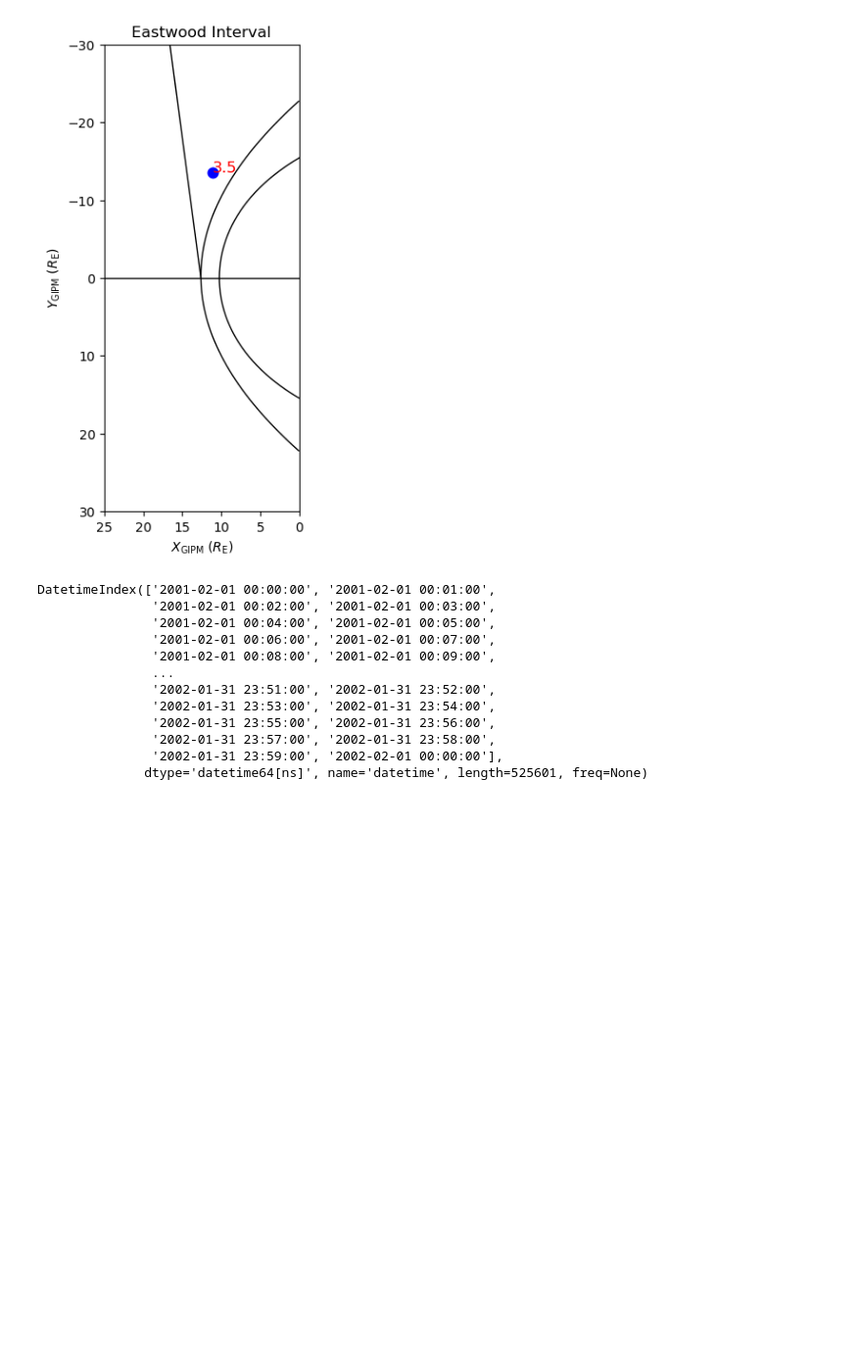
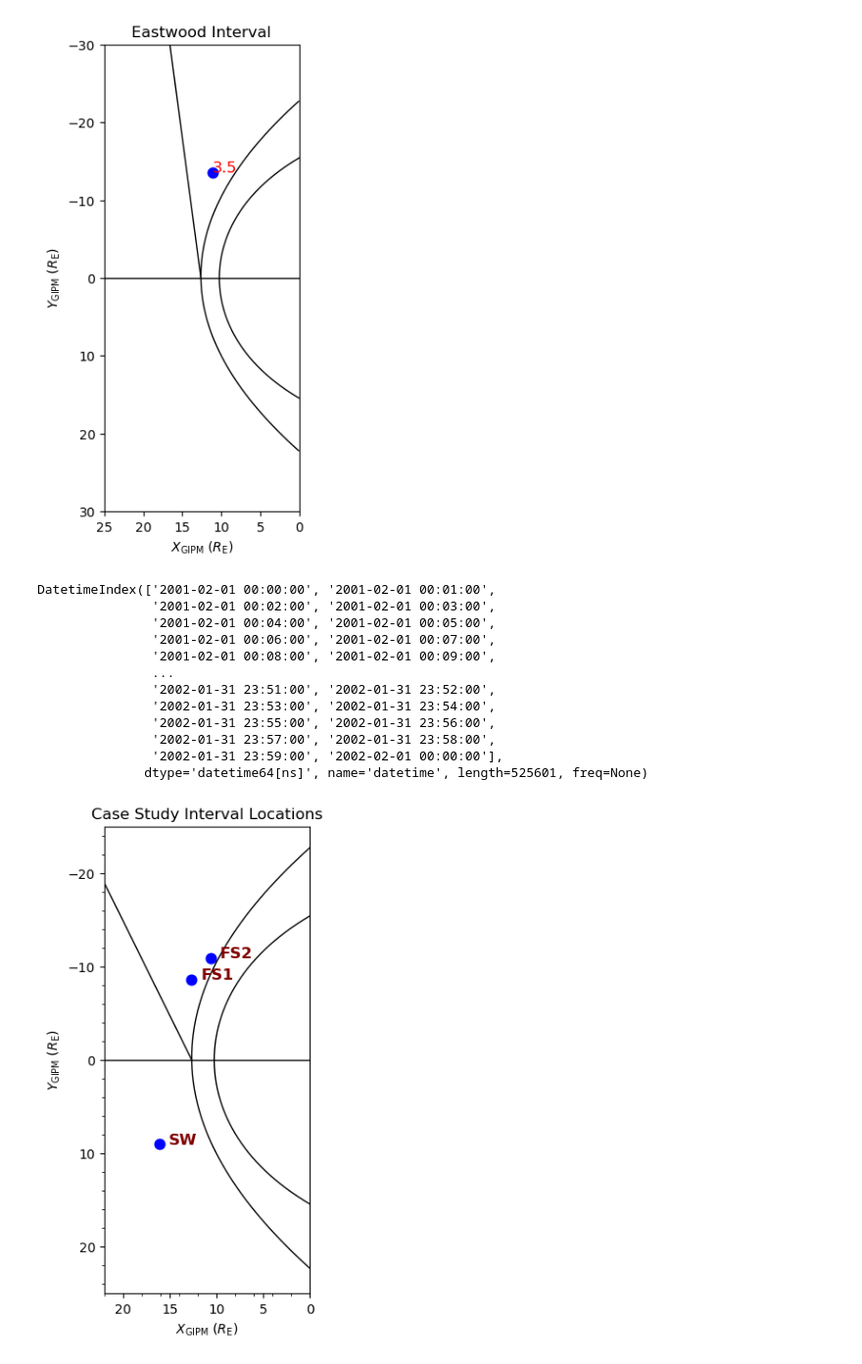
Before and after one commit to solarwindstream/gipm-mapping, a Jupyter notebook: Binning_Script.ipynb, the cells around one changed output. Shown at 98% size. Drawn from its saved outputs; the diff is of its cells as text; code cells hidden in the pictures; blank space fills up the shorter version.

```diff
--- a/Binning_Script.ipynb
+++ b/Binning_Script.ipynb
@@ -494,33 +505,38 @@ def binned_plot_new():
     axsLeft.plot(X_shue, R_shue, linewidth=1, color='k')
 
     point_1_x = 12.71
+    point_1_x_lab = point_1_x - 1
     point_1_y = -8.62
 
     point_2_x = 10.65
+    point_2_x_lab = point_2_x - 1
     point_2_y = -10.94
 
     point_3_x = 16.14
+    point_3_x_lab = point_3_x - 1
     point_3_y = 9.02
 
-    point_4_x = 15.504959
-    point_4_y = 3.18147
+    #point_4_x = 15.504959
+    #point_4_y = 3.18147
 
     axsLeft.scatter(point_1_x, point_1_y, marker="o", c="blue", s=60)
     axsLeft.scatter(point_2_x, point_2_y, marker="o", c="blue", s=60)
     axsLeft.scatter(point_3_x, point_3_y, marker="o", c="blue", s=60)
     #axsLeft.scatter(point_4_x, point_4_y, marker="o", c="blue", s=60)
 
-    plt.text(point_1_x, point_1_y, str(3.1), color="red", fontsize=12)
-    plt.text(point_2_x, point_2_y, str(3.2), color="red", fontsize=12)
-    plt.text(point_3_x, point_3_y, str(3.3), color="red", fontsize=12)
+    plt.text(point_1_x_lab, point_1_y, 'FS1', color="maroon", weight= 'bold', fontsize=12)
+    plt.text(point_2_x_lab, point_2_y, 'FS2', color="maroon", weight = 'bold', fontsize=12)
+    plt.text(point_3_x_lab, point_3_y, 'SW', color="maroon", weight = 'bold', fontsize=12)
     #plt.text(point_4_x, point_4_y, str(3.4), color="red", fontsize=12)
 
     axsLeft.set_aspect('equal')
     axsLeft.set_title(r'Case Study Interval Locations')
     axsLeft.set_xlabel("$X_\\mathrm{GIPM}$ ($R_\\mathrm{E}$)")
     axsLeft.set_ylabel("$Y_\\mathrm{GIPM}$ ($R_\\mathrm{E}$)")
-    axsLeft.set_ylim(-30,30)
-    axsLeft.set_xlim(0,25)
+    axsLeft.set_ylim(-25,25)
+    axsLeft.set_xlim(0,22)
+    axsLeft.xaxis.set_minor_locator(MultipleLocator(2))
+    axsLeft.yaxis.set_minor_locator(MultipleLocator(2))
     axsLeft.invert_xaxis()
     axsLeft.invert_yaxis()
 
@@ -687,3 +703,8 @@ histo_plot(cluster_all_spir_low_Z, 1, XMA_all, 45)
 cluster_all_spir_low_Z.loc()
 # %%
 histo_plot(cluster_all_perp_low_Z, 1, XMA_all, 75)
+# %%
+XMA_all = 10
+binned_plot_new()
+# %% [output]
+[figure, added]
```
Also changed, not shown: parts of 3 cells of this notebook, 1 other file.
